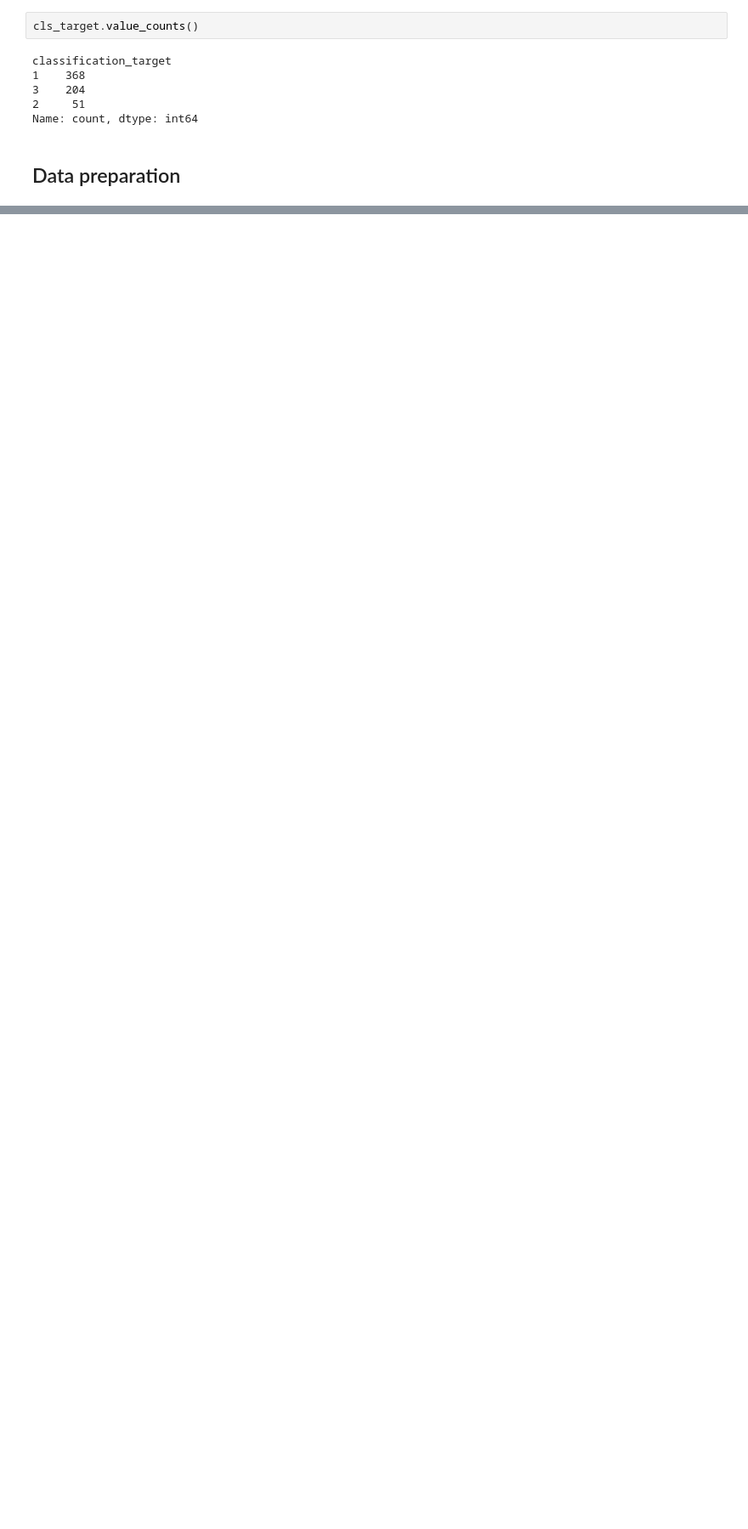
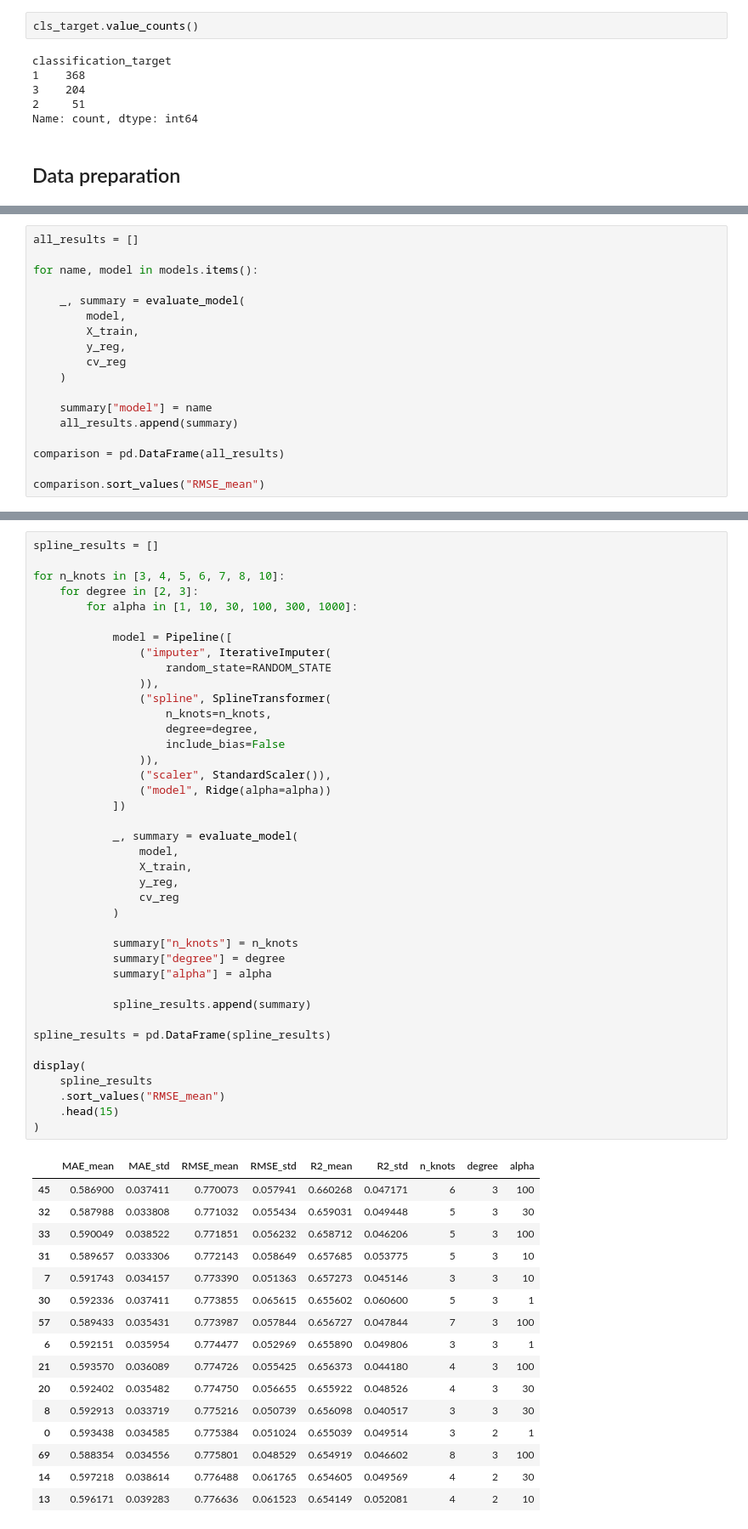
Before and after one commit to nnvero/KSE_ML_for_bioinformatics, a Jupyter notebook: practicals/week3/P3.ipynb, the cells around one changed output, grey strips where cells are left out. Shown at 85% size. Drawn from its saved outputs; the diff is of its cells as text; blank space fills up the shorter version.

```diff
--- a/practicals/week3/P3.ipynb
+++ b/practicals/week3/P3.ipynb
@@ -300,0 +636,18 @@ display(results_linear[["MAE", "RMSE", "R2"]].agg(["mean", "std"]))
+# %%
+all_results = []
+
+for name, model in models.items():
+
+    _, summary = evaluate_model(
+        model,
+        X_train,
+        y_reg,
+        cv_reg
+    )
+
+    summary["model"] = name
+    all_results.append(summary)
+
+comparison = pd.DataFrame(all_results)
+
+comparison.sort_values("RMSE_mean")
@@ -300,0 +711,57 @@ display(results_linear[["MAE", "RMSE", "R2"]].agg(["mean", "std"]))
+# %%
+spline_results = []
+
+for n_knots in [3, 4, 5, 6, 7, 8, 10]:
+    for degree in [2, 3]:
+        for alpha in [1, 10, 30, 100, 300, 1000]:
+
+            model = Pipeline([
+                ("imputer", IterativeImputer(
+                    random_state=RANDOM_STATE
+                )),
+                ("spline", SplineTransformer(
+                    n_knots=n_knots,
+                    degree=degree,
+                    include_bias=False
+                )),
+                ("scaler", StandardScaler()),
+                ("model", Ridge(alpha=alpha))
+            ])
+
+            _, summary = evaluate_model(
+                model,
+                X_train,
+                y_reg,
+                cv_reg
+            )
+
+            summary["n_knots"] = n_knots
+            summary["degree"] = degree
+            summary["alpha"] = alpha
+
+            spline_results.append(summary)
+
+spline_results = pd.DataFrame(spline_results)
+
+display(
+    spline_results
+    .sort_values("RMSE_mean")
+    .head(15)
+)
+# %% [output]
+|  | MAE_mean | MAE_std | RMSE_mean | RMSE_std | R2_mean | R2_std | n_knots | degree | alpha |
+| 45 | 0.586900 | 0.037411 | 0.770073 | 0.057941 | 0.660268 | 0.047171 | 6 | 3 | 100 |
+| 32 | 0.587988 | 0.033808 | 0.771032 | 0.055434 | 0.659031 | 0.049448 | 5 | 3 | 30 |
+| 33 | 0.590049 | 0.038522 | 0.771851 | 0.056232 | 0.658712 | 0.046206 | 5 | 3 | 100 |
+| 31 | 0.589657 | 0.033306 | 0.772143 | 0.058649 | 0.657685 | 0.053775 | 5 | 3 | 10 |
+| 7 | 0.591743 | 0.034157 | 0.773390 | 0.051363 | 0.657273 | 0.045146 | 3 | 3 | 10 |
+| 30 | 0.592336 | 0.037411 | 0.773855 | 0.065615 | 0.655602 | 0.060600 | 5 | 3 | 1 |
+| 57 | 0.589433 | 0.035431 | 0.773987 | 0.057844 | 0.656727 | 0.047844 | 7 | 3 | 100 |
+| 6 | 0.592151 | 0.035954 | 0.774477 | 0.052969 | 0.655890 | 0.049806 | 3 | 3 | 1 |
+| 21 | 0.593570 | 0.036089 | 0.774726 | 0.055425 | 0.656373 | 0.044180 | 4 | 3 | 100 |
+| 20 | 0.592402 | 0.035482 | 0.774750 | 0.056655 | 0.655922 | 0.048526 | 4 | 3 | 30 |
+| 8 | 0.592913 | 0.033719 | 0.775216 | 0.050739 | 0.656098 | 0.040517 | 3 | 3 | 30 |
+| 0 | 0.593438 | 0.034585 | 0.775384 | 0.051024 | 0.655039 | 0.049514 | 3 | 2 | 1 |
+| 69 | 0.588354 | 0.034556 | 0.775801 | 0.048529 | 0.654919 | 0.046602 | 8 | 3 | 100 |
+| 14 | 0.597218 | 0.038614 | 0.776488 | 0.061765 | 0.654605 | 0.049569 | 4 | 2 | 30 |
+| 13 | 0.596171 | 0.039283 | 0.776636 | 0.061523 | 0.654149 | 0.052081 | 4 | 2 | 10 |
```
Also changed, not shown: parts of 29 cells of this notebook, 1 other file.
